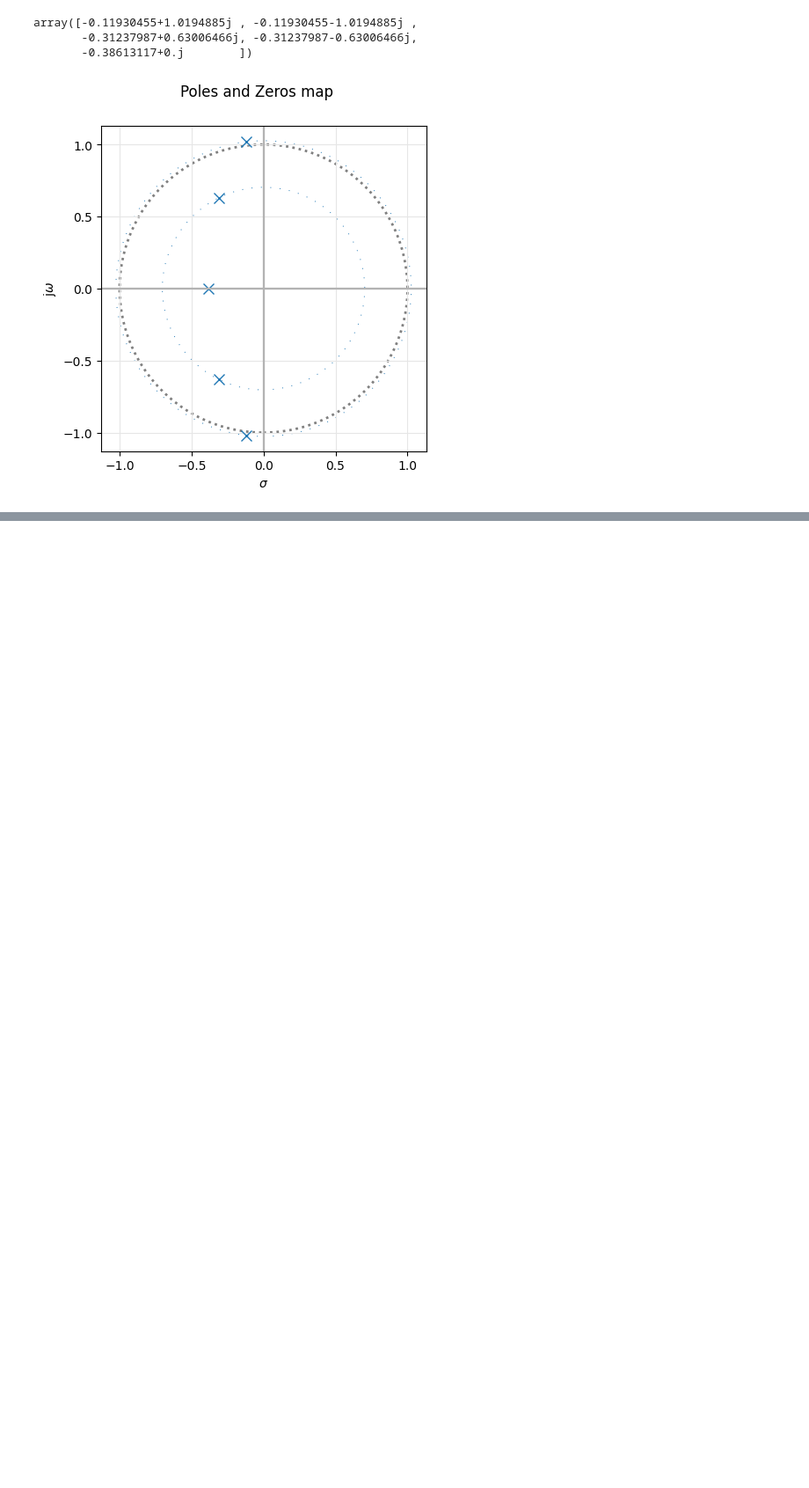
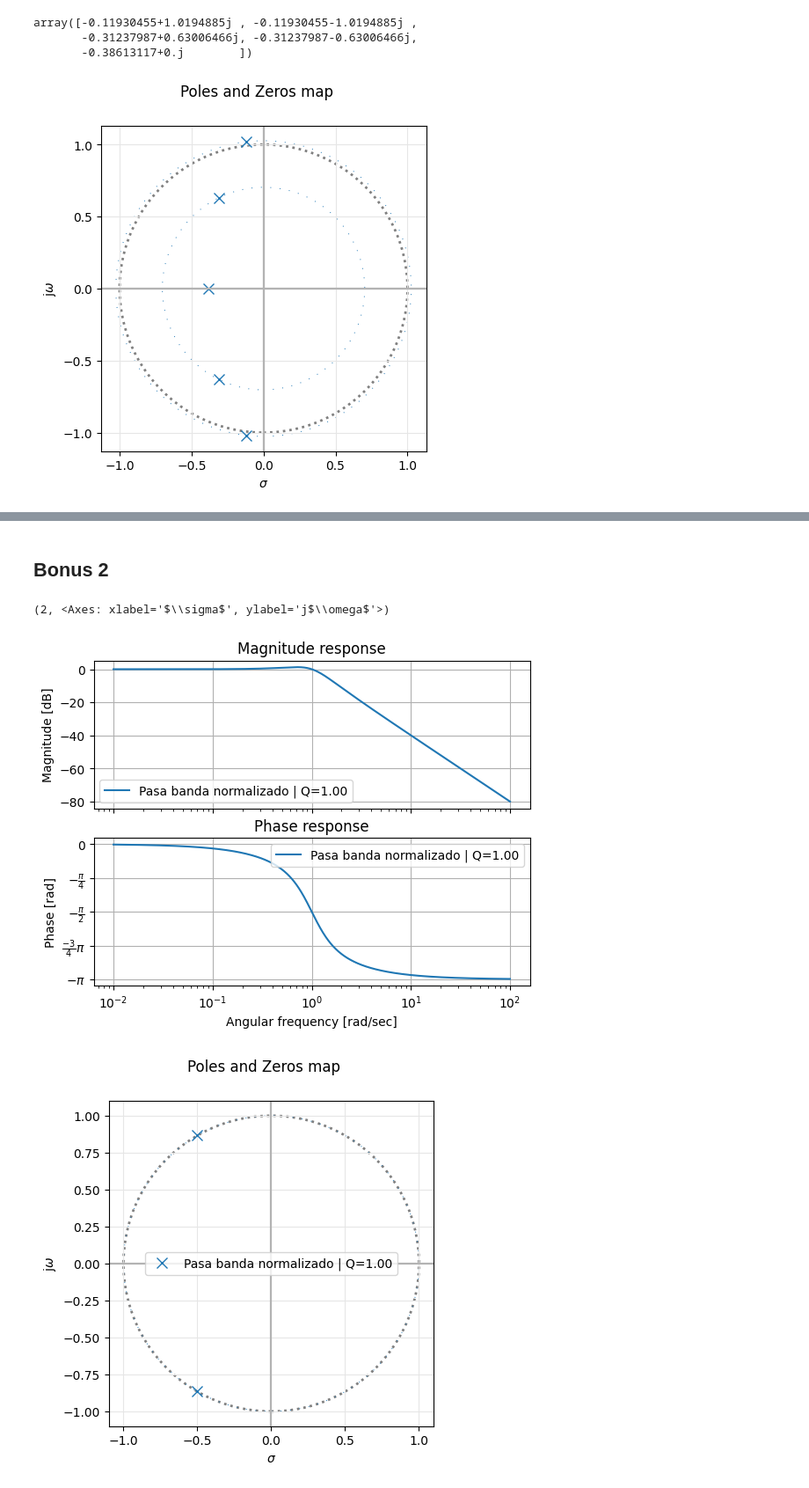
Before and after one commit to jmiranda-cpu/TC2_Entregas, a Jupyter notebook: TareaSem2/TareaSemanal2.ipynb, the cells around one changed output, grey strips where cells are left out. Shown at 88% size. Saved outputs shown, nothing was run; the diff lists cells and outputs as text; code cells hidden in the pictures; blank space fills up the shorter version.

```diff
--- a/TareaSem2/TareaSemanal2.ipynb
+++ b/TareaSem2/TareaSemanal2.ipynb
@@ -213,0 +224,24 @@ Al final use Capacitores de 10nF asi que en el circuito se van a ver que los val
+# %% [markdown]
+## Bonus 2
+# %%
+r1=1
+k=1/r1
+r2=1
+Q=r2
+
+
+
+num = [ k]
+den = [1, 1/Q, 1]
+
+my_tf = sig.TransferFunction(num, den)
+w = np.logspace(2, 6, 1000) * 2*np.pi
+
+
+bodePlot(my_tf,fig_id=1,filter_description=f'Pasa banda normalizado | Q={Q:.2f}')
+
+pzmap(my_tf, fig_id=2, filter_description=f'Pasa banda normalizado | Q={Q:.2f}') #S plane pole/zero plot
+# %% [output]
+(2, <Axes: xlabel='$\\sigma$', ylabel='j$\\omega$'>)
+[figure, added]
+[figure, added]
```
Also changed, not shown: parts of 7 cells of this notebook, 5 other files.
